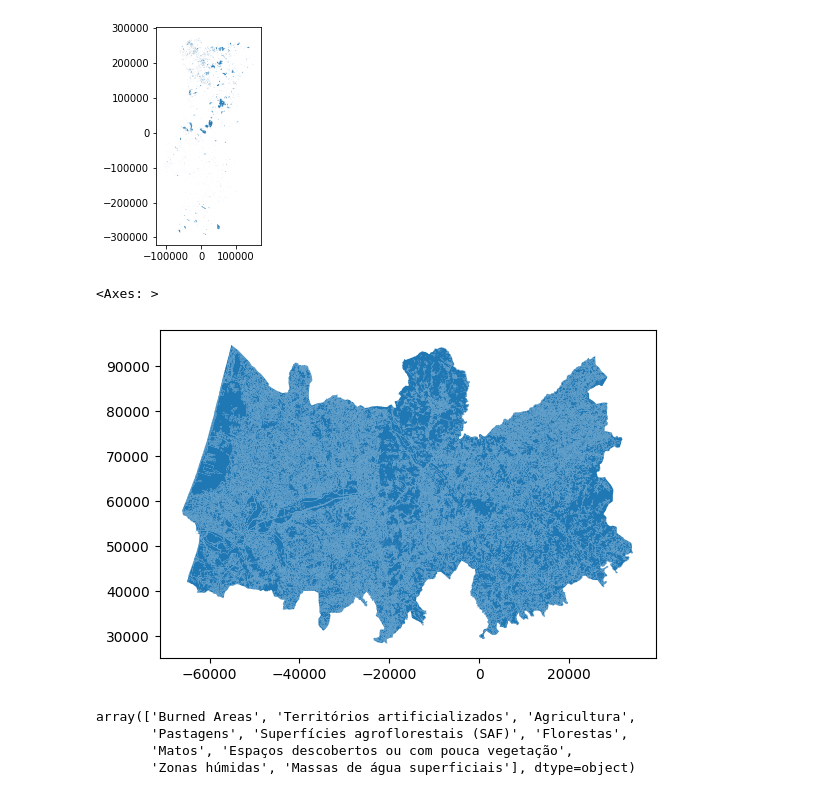
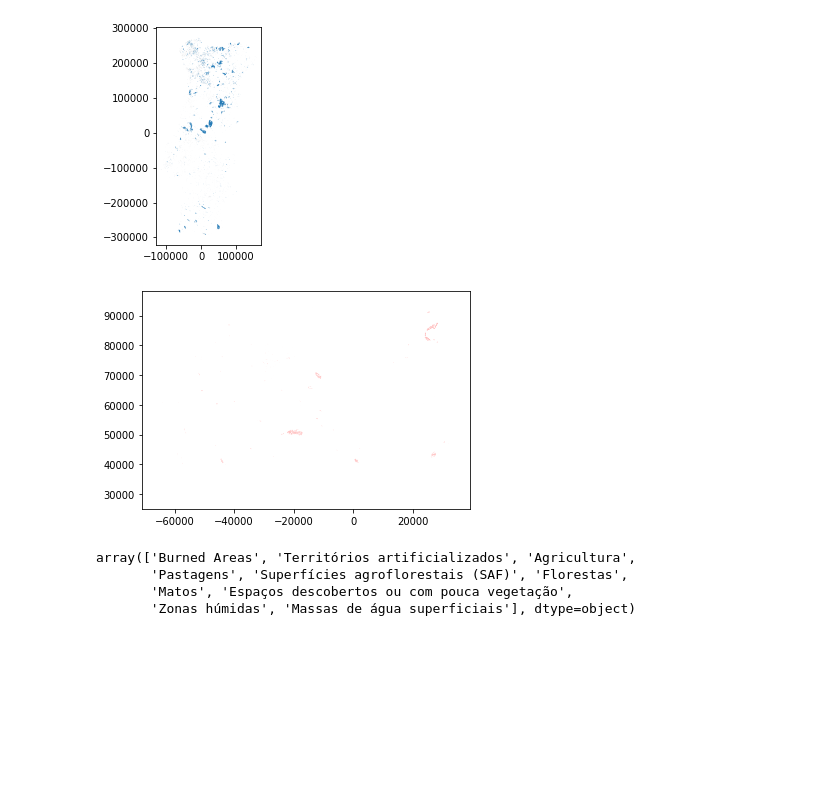
Before and after one commit to MartaSolarz/Maps_and_GISWEB, a Jupyter notebook: fichaexercicios1/solves.ipynb, the cells around one changed output. Drawn from its saved outputs; the diff is of its cells as text; code cells hidden in the pictures; blank space fills up the shorter version.

```diff
--- a/fichaexercicios1/solves.ipynb
+++ b/fichaexercicios1/solves.ipynb
@@ -591,14 +561,17 @@ burns.plot()
 # %%
 intersection_result = gpd.overlay(cos2018, burns, how='intersection')
 intersection_result['COS18n1_L'] = 'Burned Areas'
 
 # concat 'cos2018' and 'burns' to one geodataframe
 combined_gdf = pd.concat([intersection_result, cos2018], ignore_index=True)
 
-combined_gdf.plot()
+# check
+colors = ['white' if clc != 'Burned Areas' else 'red' for clc in combined_gdf['COS18n1_L']]
+
+combined_gdf.plot(color=colors, legend=True)
+plt.show()
 # %% [output]
-<Axes: >
-[figure, old version]
+[figure, new version]
 # %%
 # check
 pd.unique(combined_gdf.COS18n1_L)
```
Also changed, not shown: parts of 17 cells of this notebook.
